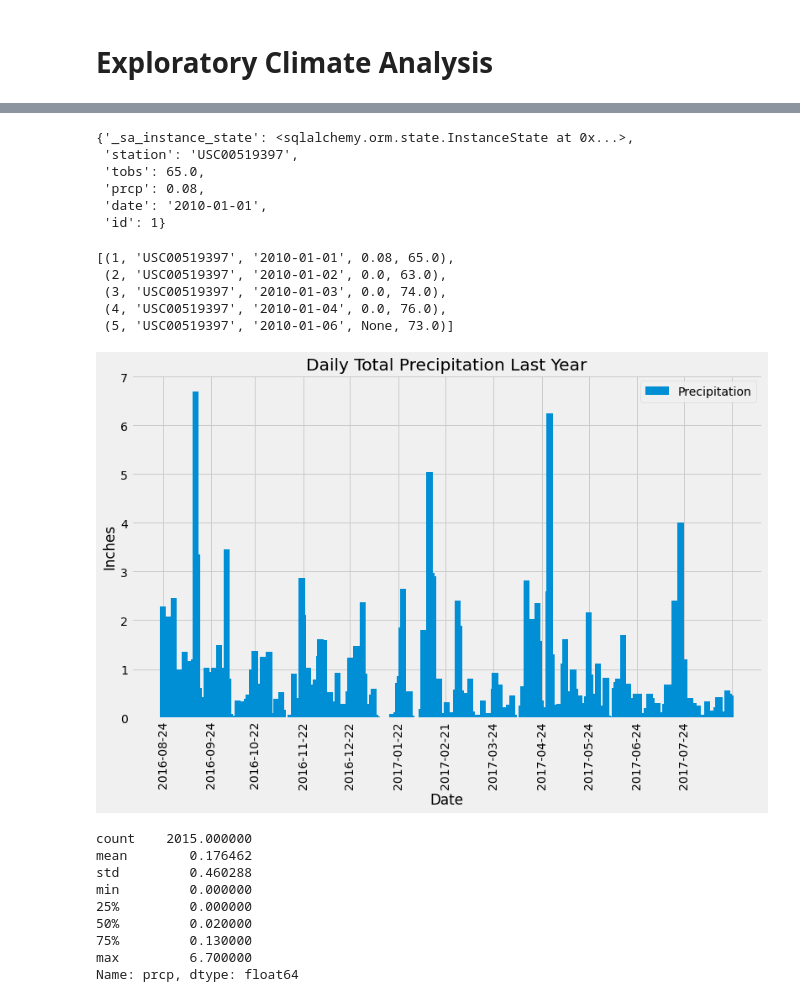
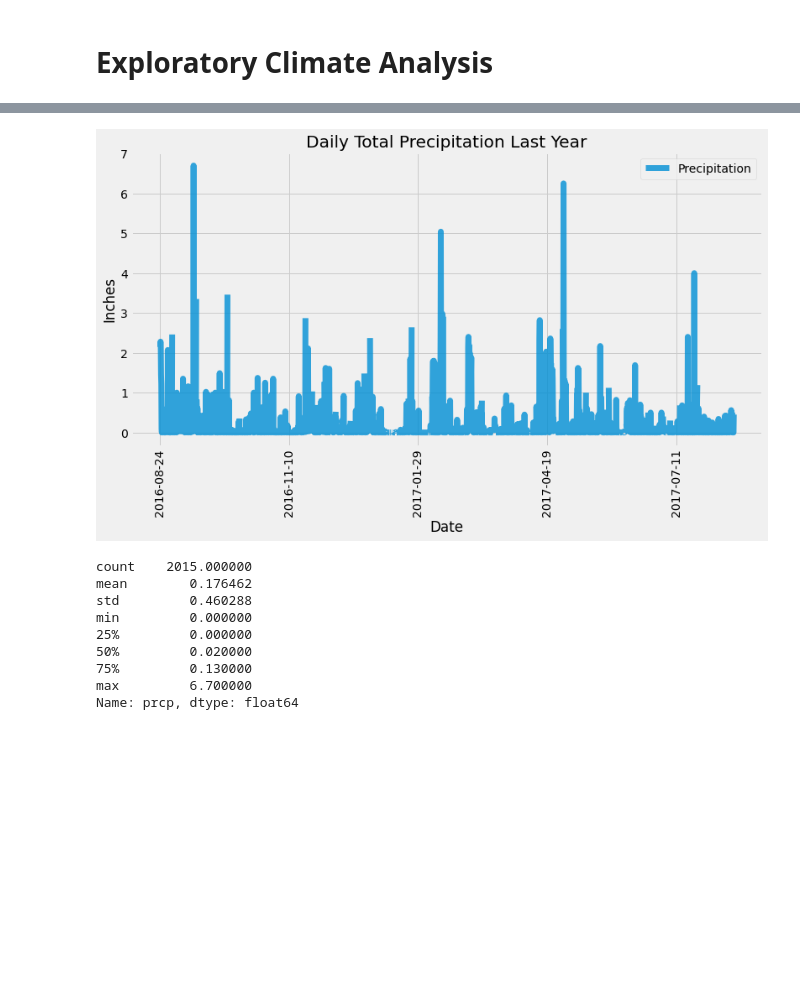
Before and after one commit to CicilyGeorge/sqlalchemy-challenge, a Jupyter notebook: climate.ipynb, the cells around one changed output, grey strips where cells are left out. Cells and saved outputs as stored; diff of their text form; code cells hidden in the pictures; blank space fills up the shorter version.

Commit message:
plots

```diff
--- a/climate.ipynb
+++ b/climate.ipynb
@@ -55,65 +93,43 @@ first_row.__dict__
-# %%
-first_row = session.query(m).first()
-first_row.__dict__
-# %% [output]
-{'_sa_instance_state': <sqlalchemy.orm.state.InstanceState at 0x...>,
- 'station': 'USC00519397',
- 'tobs': 65.0,
- 'prcp': 0.08,
- 'date': '2010-01-01',
- 'id': 1}
-# %%
- engine.execute('SELECT * FROM measurement LIMIT 5').fetchall()
-# %% [output]
-[(1, 'USC00519397', '2010-01-01', 0.08, 65.0),
- (2, 'USC00519397', '2010-01-02', 0.0, 63.0),
- (3, 'USC00519397', '2010-01-03', 0.0, 74.0),
- (4, 'USC00519397', '2010-01-04', 0.0, 76.0),
- (5, 'USC00519397', '2010-01-06', None, 73.0)]
 # %%
 # Design a query to retrieve the last 12 months of precipitation data and plot the results
 
 
 # Calculate the date 1 year ago from the last data point in the database
 last_date = session.query(func.max(m.date)).first()
 query_date = datetime.strptime(last_date[0], "%Y-%m-%d")
 query_date = query_date - dt.timedelta(days=365)
 
 # Perform a query to retrieve the data and precipitation scores
 result = session.query(m.date, m.prcp).filter(m.date >= query_date).all()
 
-# Save the query results as a Pandas DataFrame
-prcp_last_year = pd.DataFrame(result, columns=['date', 'prcp'])
+# Save the query results as a Pandas DataFrame and set the index to the date column
+prcp_last_year = pd.DataFrame(result, columns=['date', 'Precipitation']).set_index('date')
 
 # Sort the dataframe by date
 prcp_last_year = prcp_last_year.sort_values('date')
 
-
-
 # Use Pandas Plotting with Matplotlib to plot the data
-fig, ax = plt.subplots(figsize=(12, 7))
-
-# Add x-axis and y-axis
-ax.bar(prcp_last_year.date,
-       prcp_last_year.prcp,
-       label= "Precipitation",
-       width=4)
-
+ax = prcp_last_year.plot(figsize=(12,6),
+                         lw=7,
+                         alpha=0.8
+                         )
 # Set title and labels for axes
 ax.set(xlabel="Date",
        ylabel="Inches",
        title="Daily Total Precipitation Last Year")
 
-# Set legend
+# Add legend
 ax.legend()
 
-# Set xaxis ticks
-ax.xaxis.set_major_locator(mdates.MonthLocator(interval=1))
+# Set xaxis ticks rotation
 ax.xaxis.set_tick_params(rotation=90)
 
+plt.savefig('Images/precipitation.png')
+
+# Print our chart to the screen
 plt.show()
 # %% [output]
-[figure, old version]
+[figure, new version]
 # %%
 # Use Pandas to calcualte the summary statistics for the precipitation data
 prcp_last_year['prcp'].describe()
```
Also changed, not shown: parts of 6 cells of this notebook, 2 other files.
